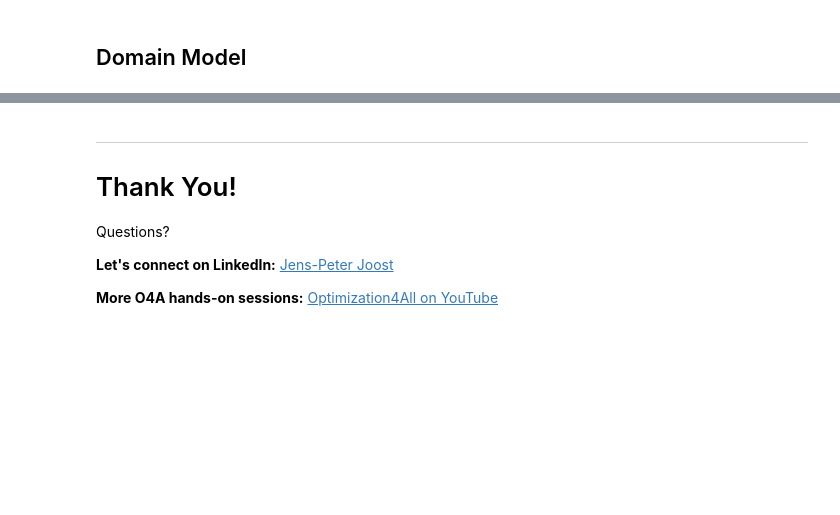
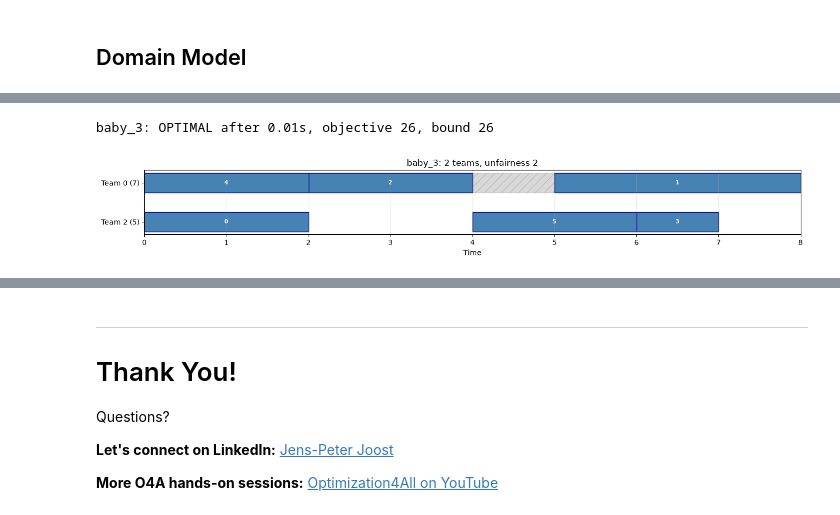
Before and after one commit to jpjj/O4A-Hands-On-CP-SAT, a Jupyter notebook: cp_sat_complete.ipynb, the cells around one changed output, grey strips where cells are left out. Saved outputs shown, nothing was run; the diff lists cells and outputs as text; code cells hidden in the pictures; blank space fills up the shorter version.

```diff
--- a/cp_sat_complete.ipynb
+++ b/cp_sat_complete.ipynb
@@ -710,4 +179,0 @@ Most teams in this instance are interchangeable: they can do the same tasks and
-# %%
-for symmetry_breaking in [False, True]:
-    print(f"symmetry_breaking={symmetry_breaking}")
-    solve_workforce(problem_71, time_limit=20, symmetry_breaking=symmetry_breaking)
@@ -1291,0 +685,36 @@ In the MiniZinc Challenge 2026, MIP solvers won on problems like warehouse locat
+# %%
+def add_fairness(model: cp_model.CpModel, problem: WorkforceProblem, x, used):
+    """Return the working time per team and the unfairness (max - min working time of the used teams)."""
+    total = sum(t.duration for t in problem.tasks)
+    worked = {team.id: sum(t.duration * x[t.id, team.id] for t in problem.tasks if team.id in t.compatible_teams)
+              for team in problem.teams}
+    max_worked = model.new_int_var(0, total, "max_worked")
+    min_worked = model.new_int_var(0, total, "min_worked")
+    for k in worked:
+        model.add(max_worked >= worked[k])
+        model.add(min_worked <= worked[k]).only_enforce_if(used[k])
+    return worked, max_worked - min_worked
+# %%
+def create_model(problem: WorkforceProblem, pairwise: bool = False, symmetry_breaking: bool = False):
+    """The full model. pairwise=True uses the MIP way for the no-overlap part."""
+    model = cp_model.CpModel()
+    total = sum(t.duration for t in problem.tasks)
+    x, used = add_assignment(model, problem)
+    start = add_start_times(model, problem)
+    if pairwise:
+        add_no_overlap_pairwise(model, problem, x, start)  # ignores unavailabilities, the challenge instances have none
+    else:
+        add_no_overlap_intervals(model, problem, x, start)
+    add_precedence_and_same_team(model, problem, x, start)
+    worked, unfairness = add_fairness(model, problem, x, used)  # NEW
+    if symmetry_breaking:
+        add_team_symmetry_breaking(model, problem, used, worked)  # see "Break Symmetries" below
+    model.minimize(total * sum(used.values()) + unfairness)  # NEW: lexicographic objective
+    return model, x, start
+
+
+solution_4 = solve(baby_3, create_model)
+plot_solution(solution_4)
+# %% [output]
+baby_3: OPTIMAL after 0.01s, objective 26, bound 26
+[figure, added]
```
Also changed, not shown: parts of 99 cells of this notebook, 13 other files.
